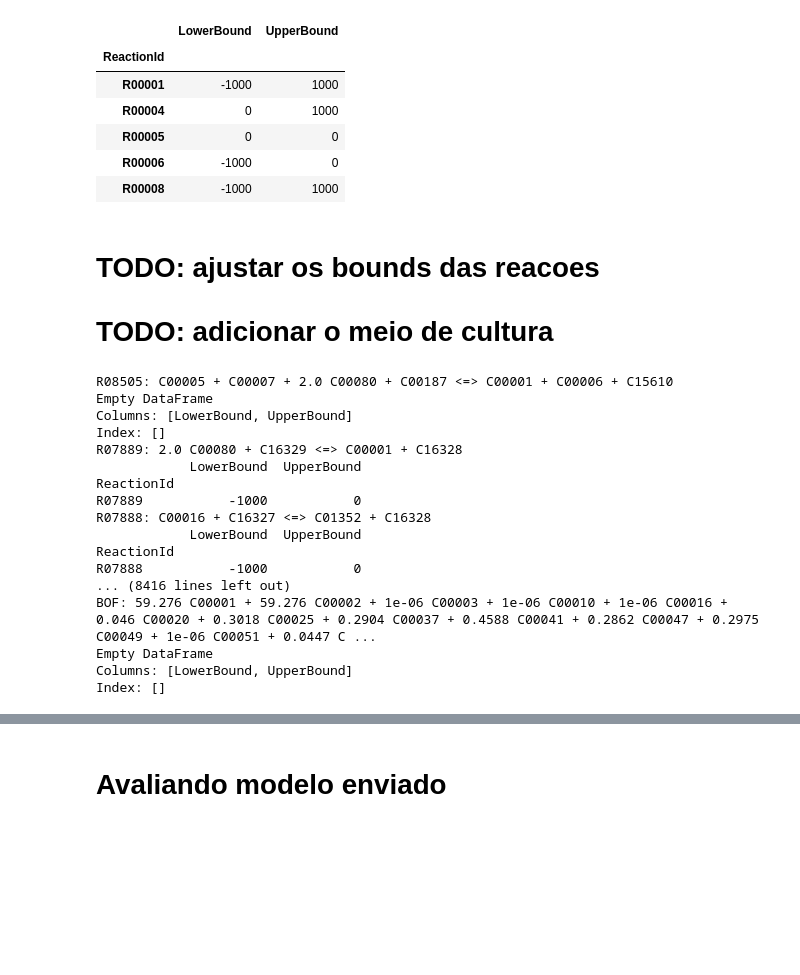
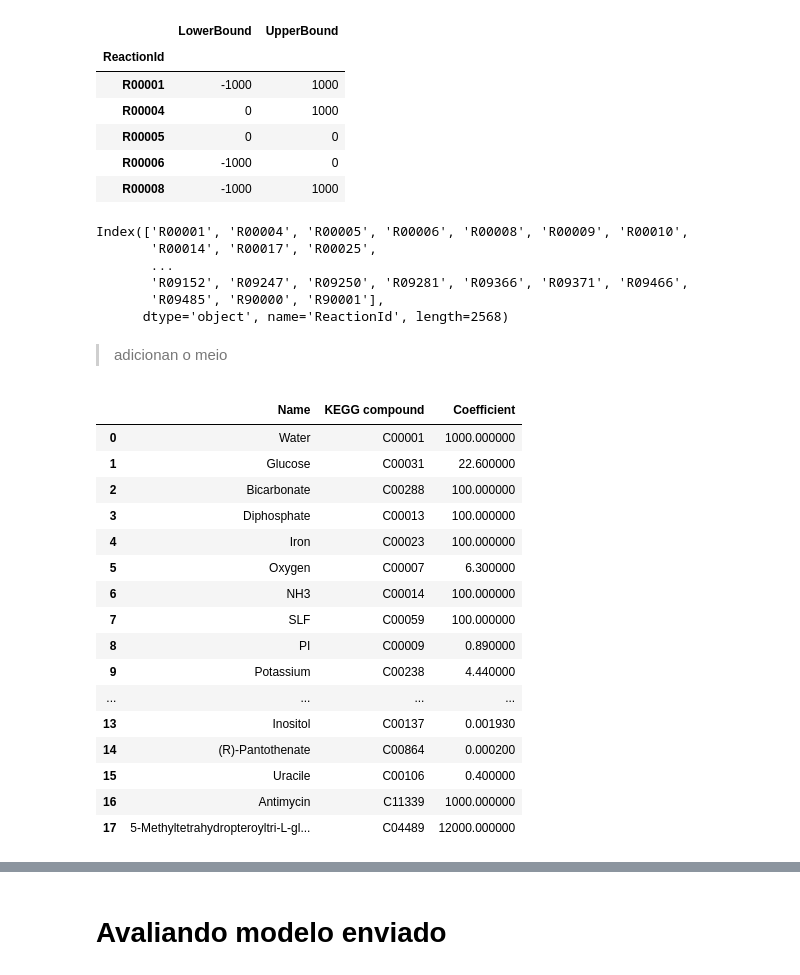
Before and after one commit to tamascogustavo/projeto_henrique, a Jupyter notebook: model_eval.ipynb, the cells around one changed output, grey strips where cells are left out. Saved outputs shown, nothing was run; the diff lists cells and outputs as text; code cells hidden in the pictures; blank space fills up the shorter version.

```diff
--- a/model_eval.ipynb
+++ b/model_eval.ipynb
@@ -168,32 +168,41 @@ bounds.head()
 | R00005 | 0 | 0 |
 | R00006 | -1000 | 0 |
 | R00008 | -1000 | 1000 |
-# %% [markdown]
-# TODO: ajustar os bounds das reacoes
-# TODO: adicionar o meio de cultura
+# %%
+bounds.index
+# %% [output]
+Index(['R00001', 'R00004', 'R00005', 'R00006', 'R00008', 'R00009', 'R00010',
+       'R00014', 'R00017', 'R00025',
+       ...
+       'R09152', 'R09247', 'R09250', 'R09281', 'R09366', 'R09371', 'R09466',
+       'R09485', 'R90000', 'R90001'],
+      dtype='object', name='ReactionId', length=2568)
 # %%
 for reaction in model.reactions:
     tg_reaction = model.reactions.get_by_id(reaction.id)
-    print(tg_reaction)
-    bounds_val = bounds[bounds.index == reaction.id]
-    print(bounds_val)
-    # tg_reaction.bounds = (bounds[bounds["reaction"] == reaction.id][["LowerBound", "UpperBound"]].values[0])
+    bounds_val = bounds[bounds.index == tg_reaction.id]
+    if not bounds_val.empty:
+        tg_reaction.bounds = bounds_val[["LowerBound", "UpperBound"]].values[0]
-# %% [output]
-R08505: C00005 + C00007 + 2.0 C00080 + C00187 <=> C00001 + C00006 + C15610
-Empty DataFrame
-Columns: [LowerBound, UpperBound]
-Index: []
-R07889: 2.0 C00080 + C16329 <=> C00001 + C16328
-            LowerBound  UpperBound
-ReactionId
-R07889           -1000           0
-R07888: C00016 + C16327 <=> C01352 + C16328
-            LowerBound  UpperBound
-ReactionId
-R07888           -1000           0
-... (8416 lines left out)
-BOF: 59.276 C00001 + 59.276 C00002 + 1e-06 C00003 + 1e-06 C00010 + 1e-06 C00016 + 0.046 C00020 + 0.3018 C00025 + 0.2904 C00037 + 0.4588 C00041 + 0.2862 C00047 + 0.2975 C00049 + 1e-06 C00051 + 0.0447 C ...
-Empty DataFrame
-Columns: [LowerBound, UpperBound]
-Index: []
+# %% [markdown]
+> adicionan o meio
+# %%
+paper_media_df
+# %% [output]
+|  | Name | KEGG compound | Coefficient |
+| 0 | Water | C00001 | 1000.000000 |
+| 1 | Glucose | C00031 | 22.600000 |
+| 2 | Bicarbonate | C00288 | 100.000000 |
+| 3 | Diphosphate | C00013 | 100.000000 |
+| 4 | Iron | C00023 | 100.000000 |
+| 5 | Oxygen | C00007 | 6.300000 |
+| 6 | NH3 | C00014 | 100.000000 |
+| 7 | SLF | C00059 | 100.000000 |
+| 8 | PI | C00009 | 0.890000 |
+| 9 | Potassium | C00238 | 4.440000 |
+| ... | ... | ... | ... |
+| 13 | Inositol | C00137 | 0.001930 |
+| 14 | (R)-Pantothenate | C00864 | 0.000200 |
+| 15 | Uracile | C00106 | 0.400000 |
+| 16 | Antimycin | C11339 | 1000.000000 |
+| 17 | 5-Methyltetrahydropteroyltri-L-gl... | C04489 | 12000.000000 |
 # %%
```
Also changed, not shown: parts of 13 cells of this notebook, 2 other files.
